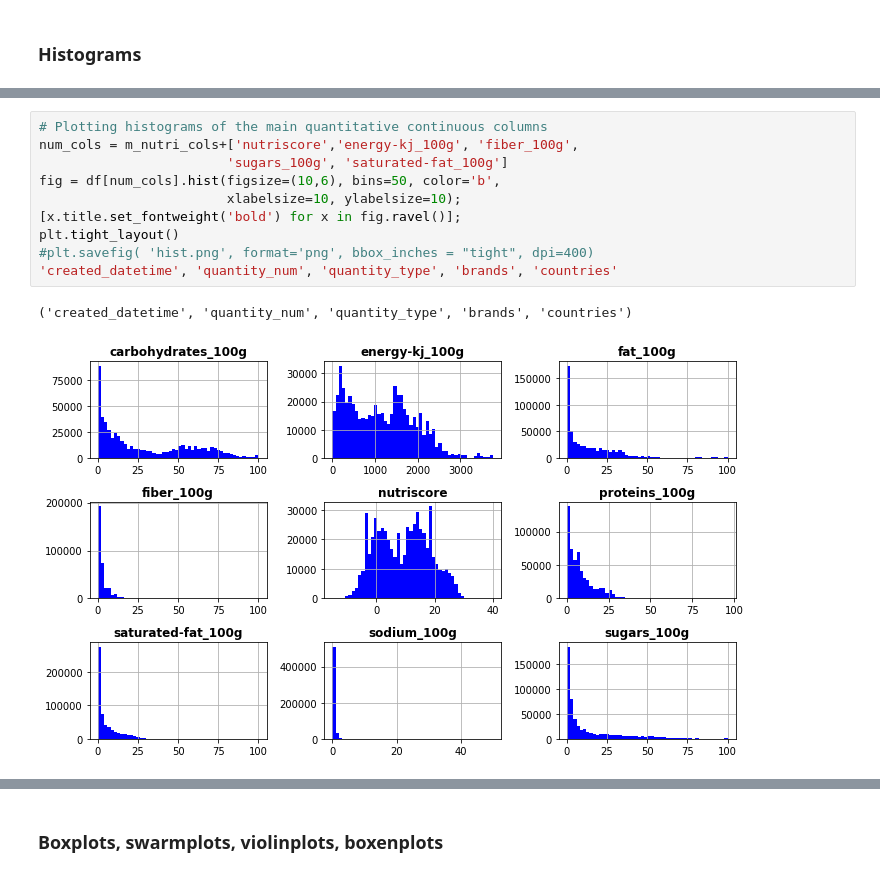
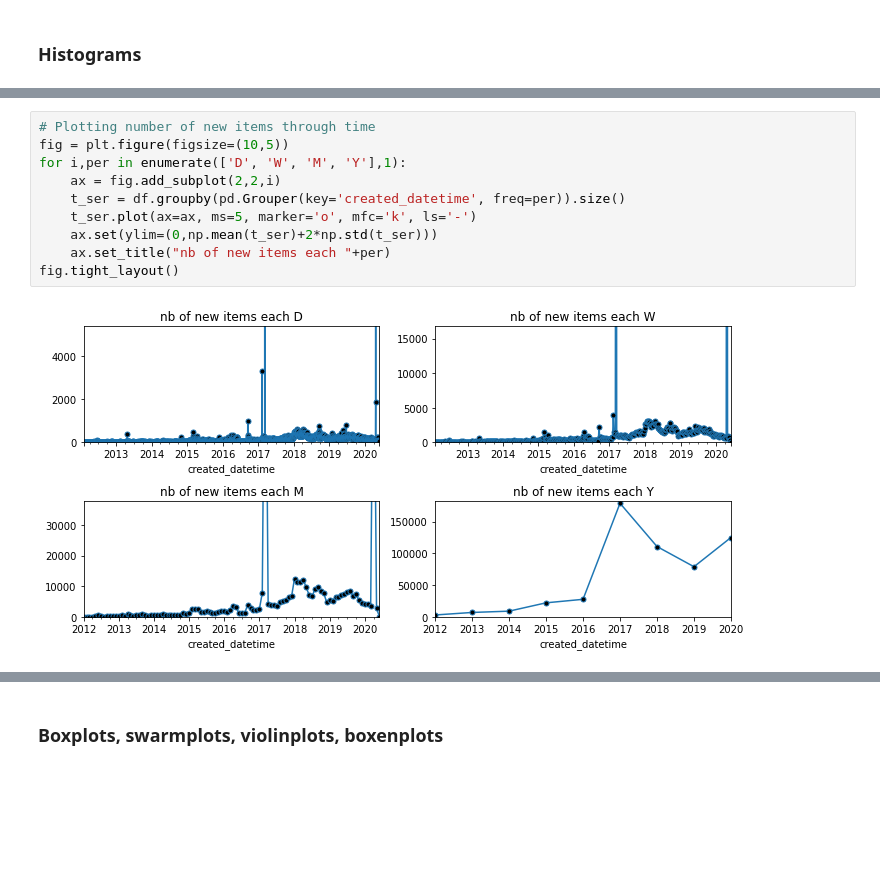
Before and after one commit to SmellyArmure/OC_DS_Project3, a Jupyter notebook: NOTEBOOKS/P3_Analysis.ipynb, the cells around one changed output, grey strips where cells are left out. Drawn from its saved outputs; the diff is of its cells as text; blank space fills up the shorter version.

```diff
--- a/NOTEBOOKS/P3_Analysis.ipynb
+++ b/NOTEBOOKS/P3_Analysis.ipynb
@@ -170,16 +168,15 @@ plt.tight_layout()
 #plt.savefig( 'hist.png', format='png', bbox_inches = "tight", dpi=400)
 # %% [output]
 [figure]
-# %%
-# Plotting histograms of the main quantitative continuous columns
-num_cols = m_nutri_cols+['nutriscore','energy-kj_100g', 'fiber_100g',
-                        'sugars_100g', 'saturated-fat_100g']
-fig = df[num_cols].hist(figsize=(10,6), bins=50, color='b',
-                        xlabelsize=10, ylabelsize=10);
-[x.title.set_fontweight('bold') for x in fig.ravel()];
-plt.tight_layout()
-#plt.savefig( 'hist.png', format='png', bbox_inches = "tight", dpi=400)
-'created_datetime', 'quantity_num', 'quantity_type', 'brands', 'countries'
-# %% [output]
-('created_datetime', 'quantity_num', 'quantity_type', 'brands', 'countries')
-[figure, removed]
+# %%
+# Plotting number of new items through time
+fig = plt.figure(figsize=(10,5))
+for i,per in enumerate(['D', 'W', 'M', 'Y'],1):
+    ax = fig.add_subplot(2,2,i)
+    t_ser = df.groupby(pd.Grouper(key='created_datetime', freq=per)).size()
+    t_ser.plot(ax=ax, ms=5, marker='o', mfc='k', ls='-')
+    ax.set(ylim=(0,np.mean(t_ser)+2*np.std(t_ser)))
+    ax.set_title("nb of new items each "+per)
+fig.tight_layout()
+# %% [output]
+[figure, added]
```
Also changed, not shown: parts of 23 cells of this notebook, 4 other files.
